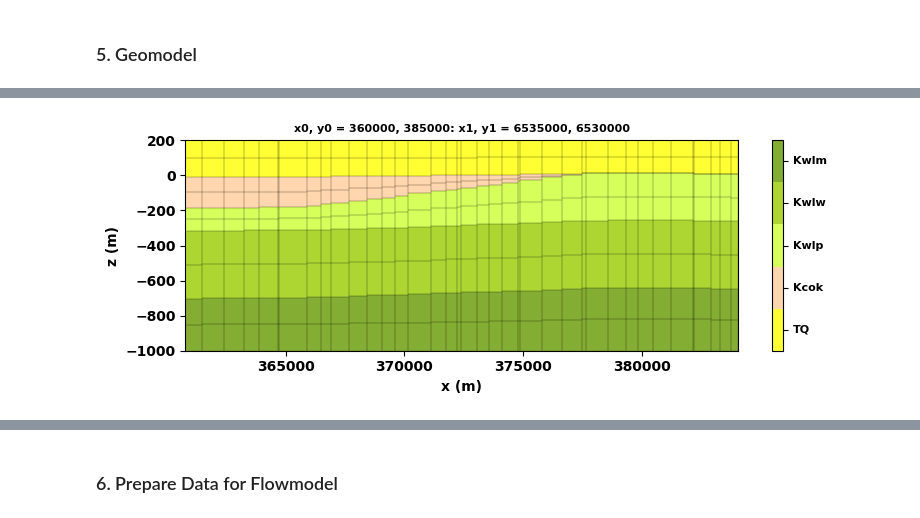
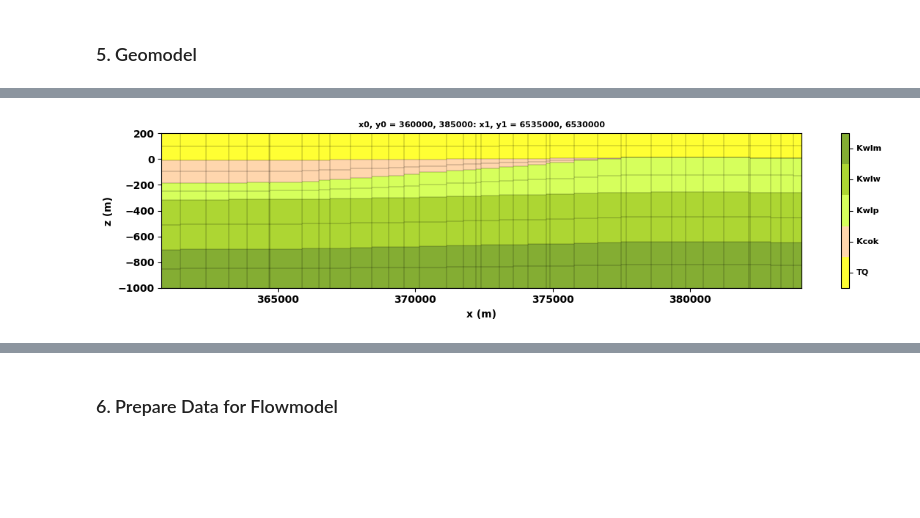
Before and after one commit to kerrybardot/loopflopy, a Jupyter notebook: examples/Example 2 - 3D/scripts/main_script.ipynb, the cells around one changed output, grey strips where cells are left out. Cells and saved outputs as stored; diff of their text form; code cells hidden in the pictures; blank space fills up the shorter version.

```diff
--- a/examples/Example 2 - 3D/scripts/main_script.ipynb
+++ b/examples/Example 2 - 3D/scripts/main_script.ipynb
@@ -262,14 +267,14 @@ Creating Geomodel for  example  ...
 # %%
 x0 = 360000
 y0 = 6535000
 x1 = 385000
 y1 = 6530000
 geomodel.geomodel_transect_lith(x0=x0, x1=x1,
-                                y0=y0, y1=y1)
-                                #figsize = (8,3),
-                                #)# z0 = -200, z1 = 300
+                                y0=y0, y1=y1,
+                                figsize = (12,3),
+                                )# z0 = -200, z1 = 300
 # %% [output]
-[figure, old version]
+[figure, new version]
 # %%
 # FILL CELL PROPERTIES
 props = pd.read_excel(structuralmodel.geodata_fname, sheet_name = 'properties')
```
Also changed, not shown: parts of 9 cells of this notebook, 8 other files.
